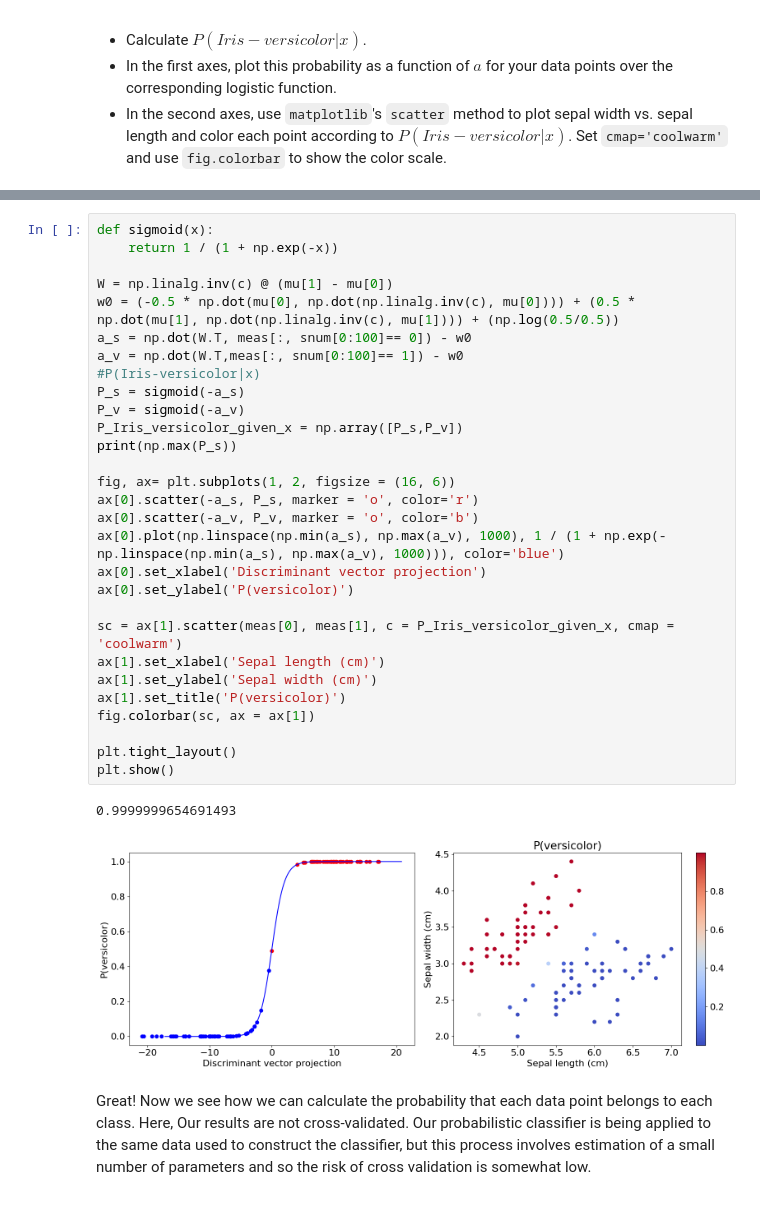
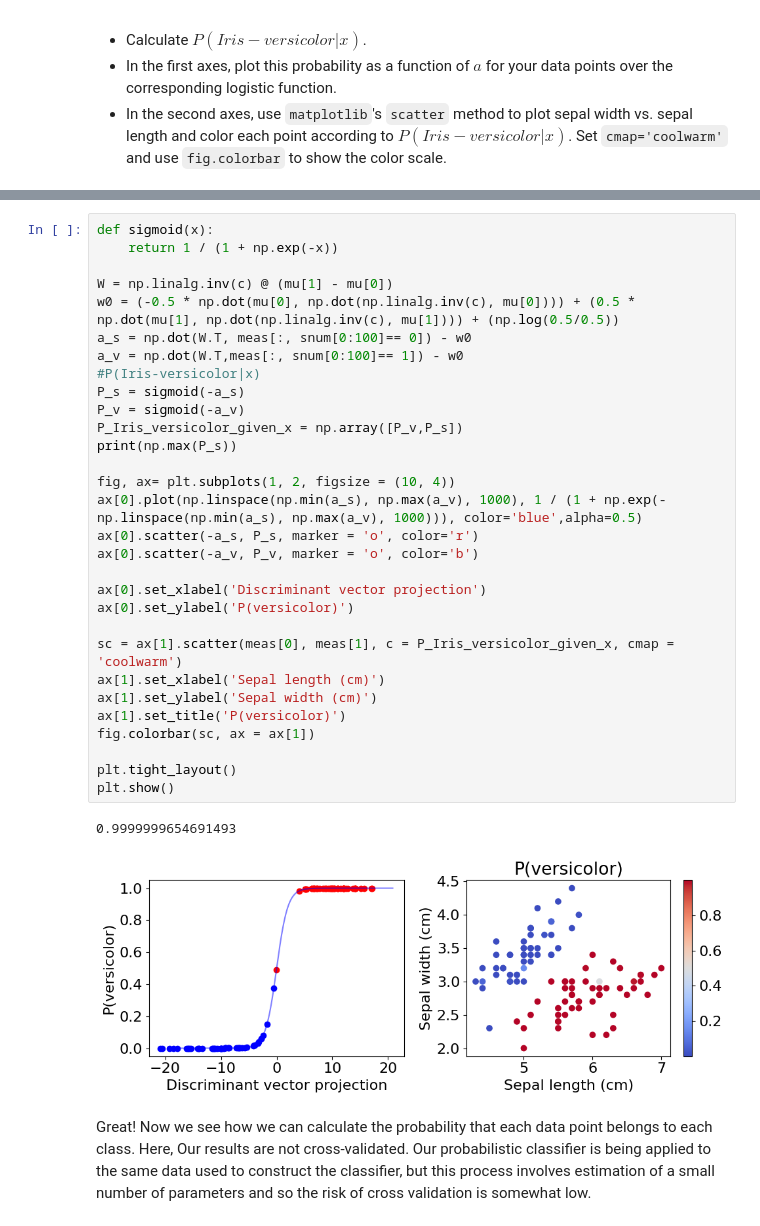
Before and after one commit to Urvi-M/BE559, a Jupyter notebook: Homework3_part2_v1.ipynb, the cells around one changed output, grey strips where cells are left out. Cells and saved outputs as stored; diff of their text form.

```diff
--- a/Homework3_part2_v1.ipynb
+++ b/Homework3_part2_v1.ipynb
@@ -124,35 +121,36 @@ $w_0 = -{\frac{1}{2}} \mu_1^T\Sigma^{-1}\mu_1 + {\frac{1}{2}} \mu_2^T\Sigma^{-1}
 # %%
 def sigmoid(x):
     return 1 / (1 + np.exp(-x))
 
 W = np.linalg.inv(c) @ (mu[1] - mu[0])
 w0 = (-0.5 * np.dot(mu[0], np.dot(np.linalg.inv(c), mu[0]))) + (0.5 * np.dot(mu[1], np.dot(np.linalg.inv(c), mu[1]))) + (np.log(0.5/0.5))
 a_s = np.dot(W.T, meas[:, snum[0:100]== 0]) - w0
 a_v = np.dot(W.T,meas[:, snum[0:100]== 1]) - w0
 #P(Iris-versicolor|x)
 P_s = sigmoid(-a_s)
 P_v = sigmoid(-a_v)
-P_Iris_versicolor_given_x = np.array([P_s,P_v])
+P_Iris_versicolor_given_x = np.array([P_v,P_s])
 print(np.max(P_s))
 
-fig, ax= plt.subplots(1, 2, figsize = (16, 6))
+fig, ax= plt.subplots(1, 2, figsize = (10, 4))
+ax[0].plot(np.linspace(np.min(a_s), np.max(a_v), 1000), 1 / (1 + np.exp(-np.linspace(np.min(a_s), np.max(a_v), 1000))), color='blue',alpha=0.5)
 ax[0].scatter(-a_s, P_s, marker = 'o', color='r')
 ax[0].scatter(-a_v, P_v, marker = 'o', color='b')
-ax[0].plot(np.linspace(np.min(a_s), np.max(a_v), 1000), 1 / (1 + np.exp(-np.linspace(np.min(a_s), np.max(a_v), 1000))), color='blue')
+
 ax[0].set_xlabel('Discriminant vector projection')
 ax[0].set_ylabel('P(versicolor)')
 
 sc = ax[1].scatter(meas[0], meas[1], c = P_Iris_versicolor_given_x, cmap = 'coolwarm')
 ax[1].set_xlabel('Sepal length (cm)')
 ax[1].set_ylabel('Sepal width (cm)')
 ax[1].set_title('P(versicolor)')
 fig.colorbar(sc, ax = ax[1])
 
 plt.tight_layout()
 plt.show()
 # %% [output]
 0.9999999654691493
-[figure, old version]
+[figure, new version]
 # %% [markdown]
 Great!  Now we see how we can calculate the probability that each data point belongs to each class.  Here, Our results are not cross-validated.  Our probabilistic classifier is being applied to the same data used to construct the classifier, but this process involves estimation of a small number of parameters and so the risk of cross validation is somewhat low.
 # %% [markdown]
```
Also changed, not shown: parts of 1 cell of this notebook.
